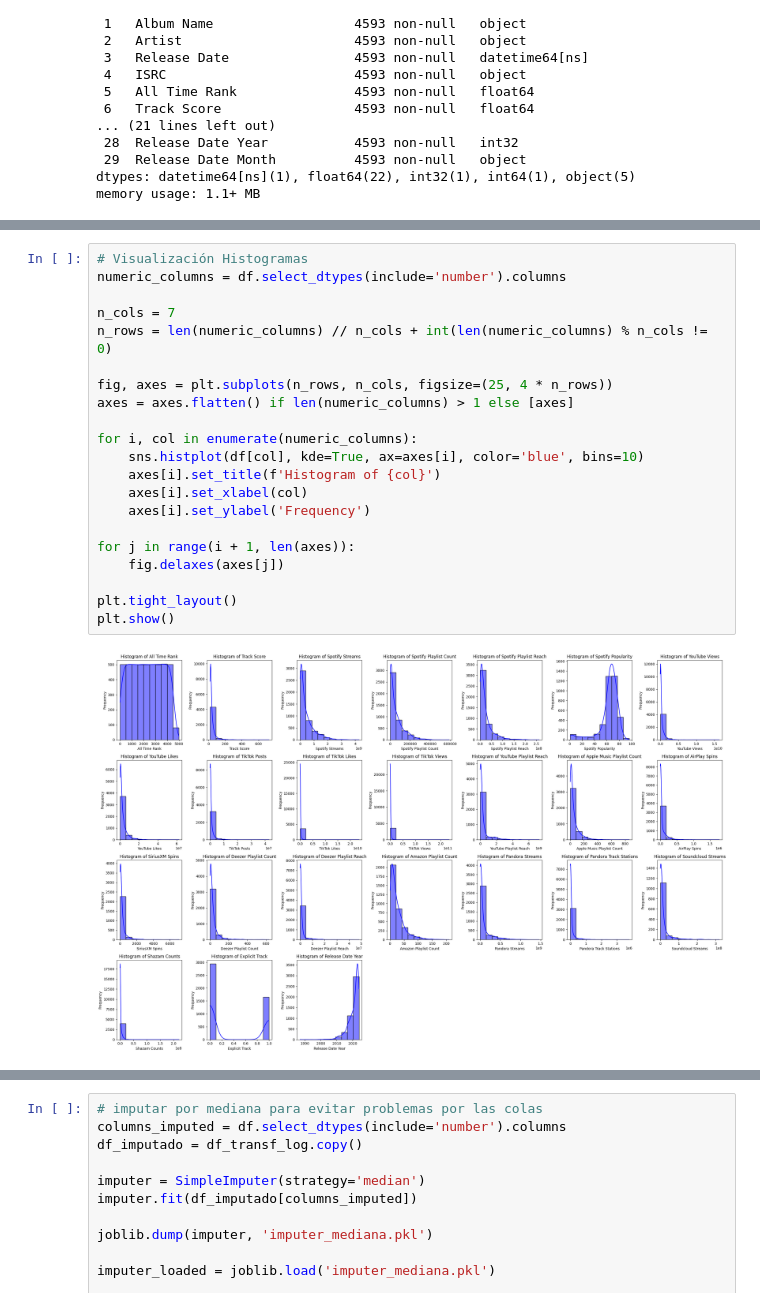
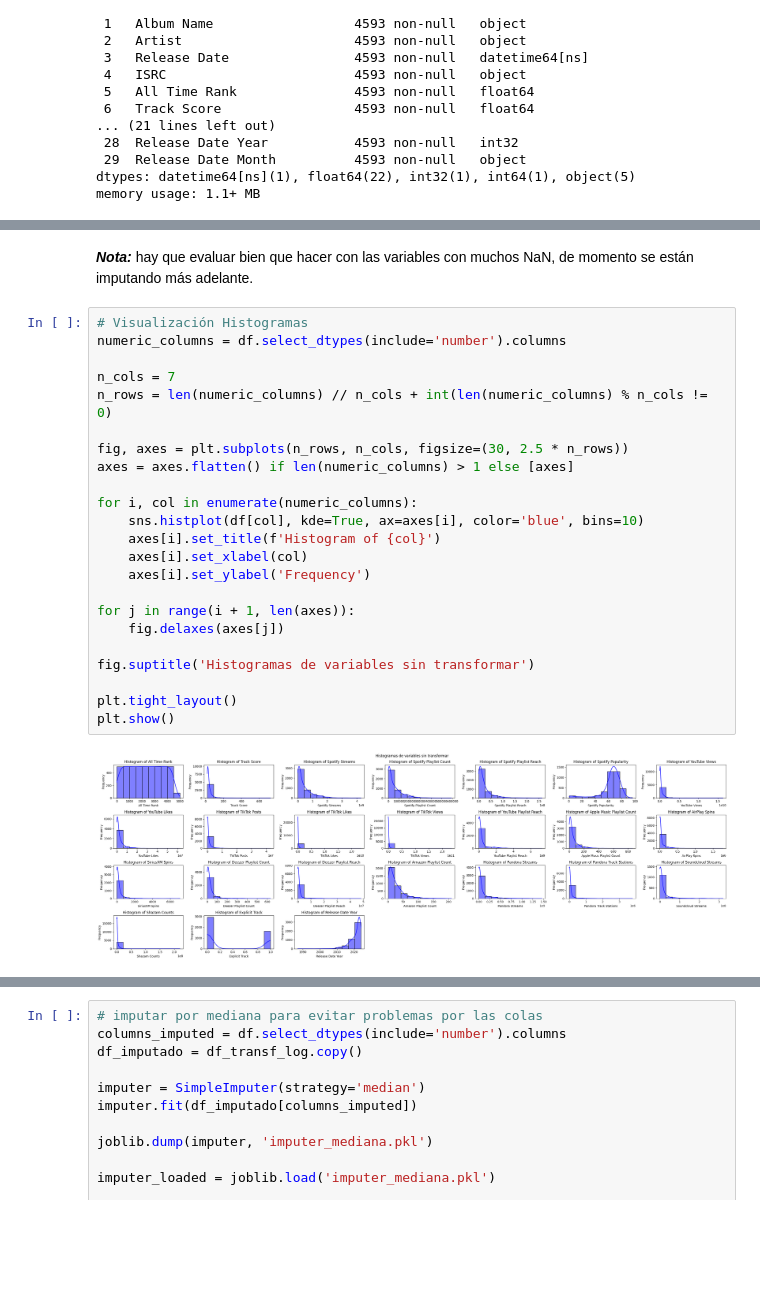
Before and after one commit to desareca/Tareas_Analisis_Datos-G6, a Jupyter notebook: Tarea_I_Analisis_de_Datos_Grupo_6.ipynb, the cells around one changed output, grey strips where cells are left out. Cells and saved outputs as stored; diff of their text form; blank space fills up the shorter version.

```diff
--- a/Tarea_I_Analisis_de_Datos_Grupo_6.ipynb
+++ b/Tarea_I_Analisis_de_Datos_Grupo_6.ipynb
@@ -257,25 +229,29 @@ df[df['All Time Rank'].isin(df.groupby('All Time Rank')['All Time Rank'].count()
+# %% [markdown]
+***Nota:*** hay que evaluar bien que hacer con las variables con muchos NaN, de momento se están imputando más adelante.
 # %%
 # Visualización Histogramas
 numeric_columns = df.select_dtypes(include='number').columns
 
 n_cols = 7
 n_rows = len(numeric_columns) // n_cols + int(len(numeric_columns) % n_cols != 0)
 
-fig, axes = plt.subplots(n_rows, n_cols, figsize=(25, 4 * n_rows))
+fig, axes = plt.subplots(n_rows, n_cols, figsize=(30, 2.5 * n_rows))
 axes = axes.flatten() if len(numeric_columns) > 1 else [axes]
 
 for i, col in enumerate(numeric_columns):
     sns.histplot(df[col], kde=True, ax=axes[i], color='blue', bins=10)
     axes[i].set_title(f'Histogram of {col}')
     axes[i].set_xlabel(col)
     axes[i].set_ylabel('Frequency')
 
 for j in range(i + 1, len(axes)):
     fig.delaxes(axes[j])
 
+fig.suptitle('Histogramas de variables sin transformar')
+
 plt.tight_layout()
 plt.show()
 # %% [output]
-[figure, old version]
+[figure, new version]
 # %%
 plt.figure(figsize=(20, 20))
```
Also changed, not shown: parts of 14 cells of this notebook.
